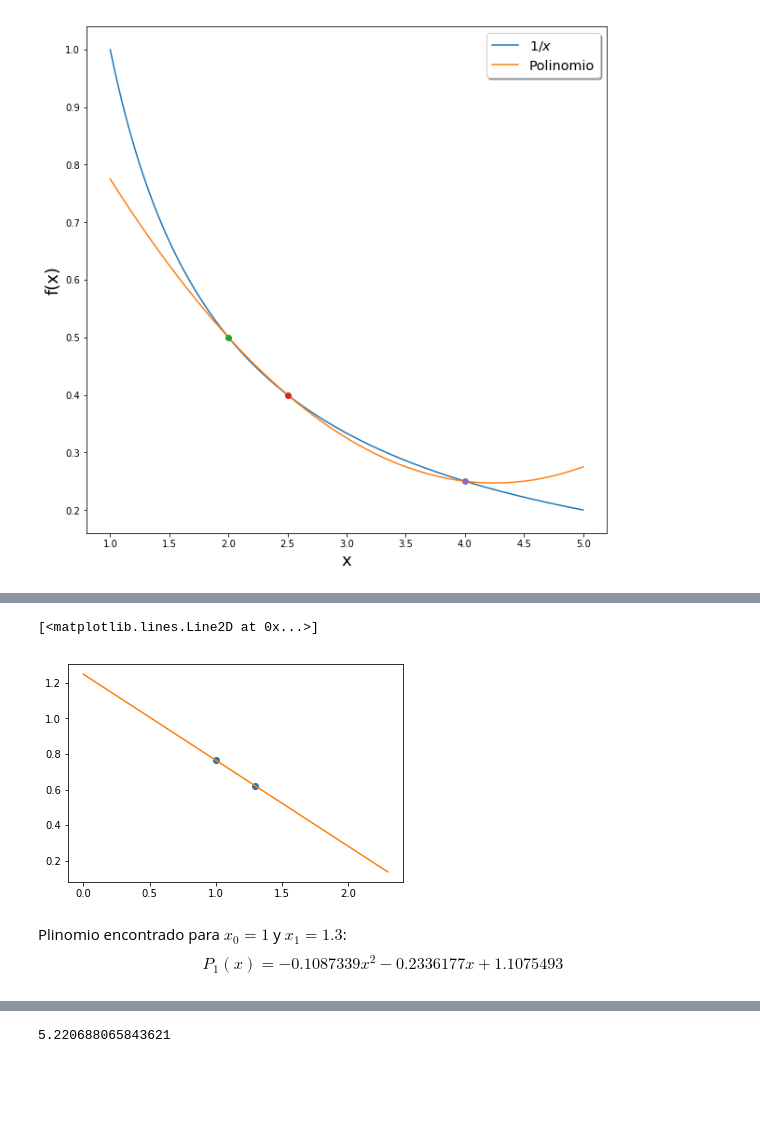
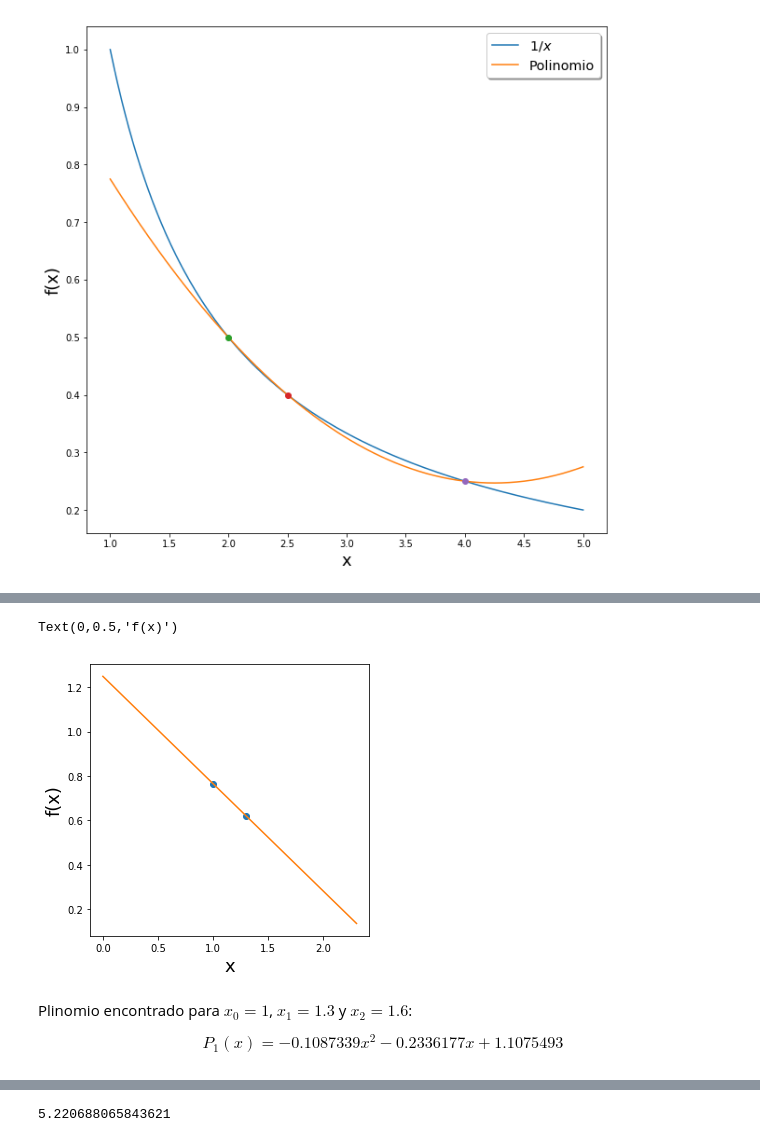
Before and after one commit to Oscar2401/M-todos-Num-ricos, a Jupyter notebook: semana_2/clase_1_interpolacion.ipynb, the cells around one changed output, grey strips where cells are left out. Saved outputs shown, nothing was run; the diff lists cells and outputs as text; code cells hidden in the pictures; blank space fills up the shorter version.

```diff
--- a/semana_2/clase_1_interpolacion.ipynb
+++ b/semana_2/clase_1_interpolacion.ipynb
@@ -41,18 +42,22 @@ P_1(x) = - \frac{1.451117}{3} x + \frac{3.7467107}{3}
 # %%
 x_0 = [1,1.3]
 y_0 = [0.7651977,0.6200860]
 
 x = np.linspace(0,2.3,500)
 
 P = (-1.451117/3)*x + (3.7467107/3)
 
+plt.figure(figsize=(5,5))
 plt.plot(x_0,y_0,'o')
 plt.plot(x,P,'-')
+plt.xlabel("x",fontsize=18)
+plt.ylabel("f(x)",fontsize=18)
 # %% [output]
-[<matplotlib.lines.Line2D at 0x...>]
+Text(0,0.5,'f(x)')
-[figure, old version]
+[figure, new version]
 # %% [markdown]
-Plinomio encontrado para $x_0 = 1$ y $x_1 = 1.3$:
+Plinomio encontrado para $x_0 = 1$, $x_1 = 1.3$ y $x_2 = 1.6$:
+
 \begin{equation}
 P_1(x) = -0.1087339x^2 - 0.2336177x + 1.1075493
 \end{equation}
```
Also changed, not shown: parts of 6 cells of this notebook, 5 other files.
